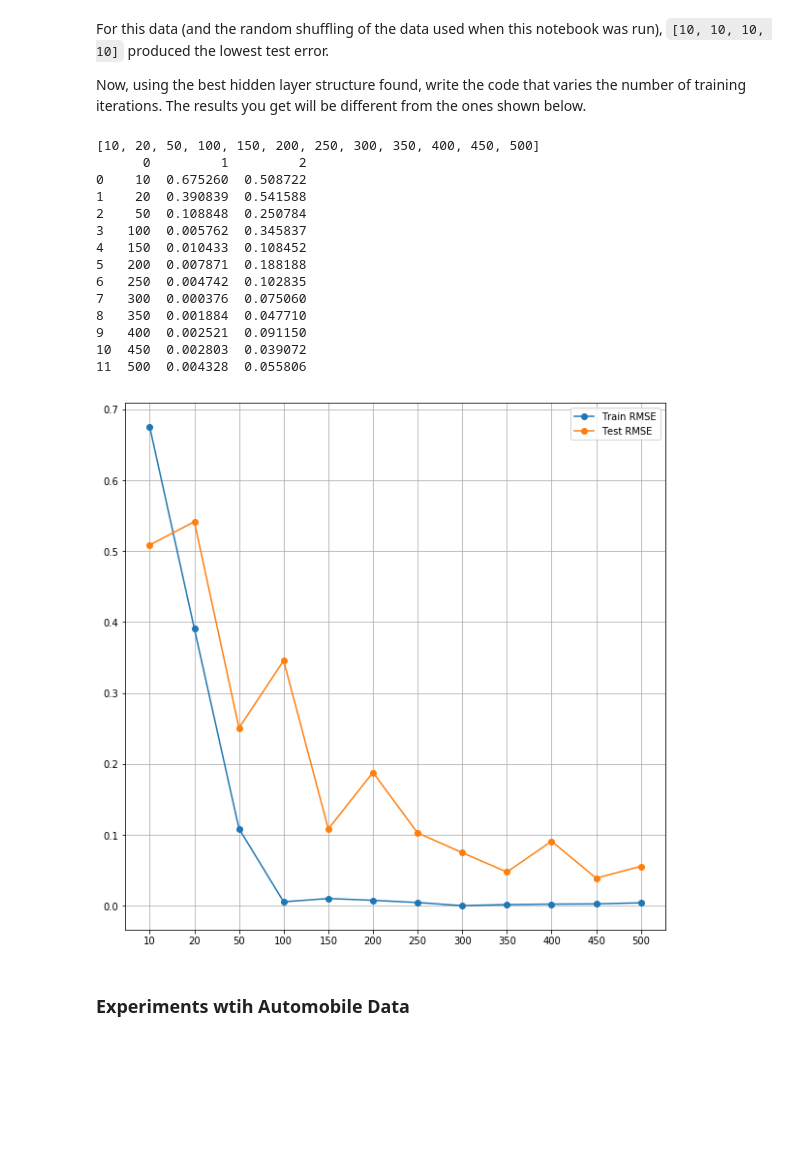
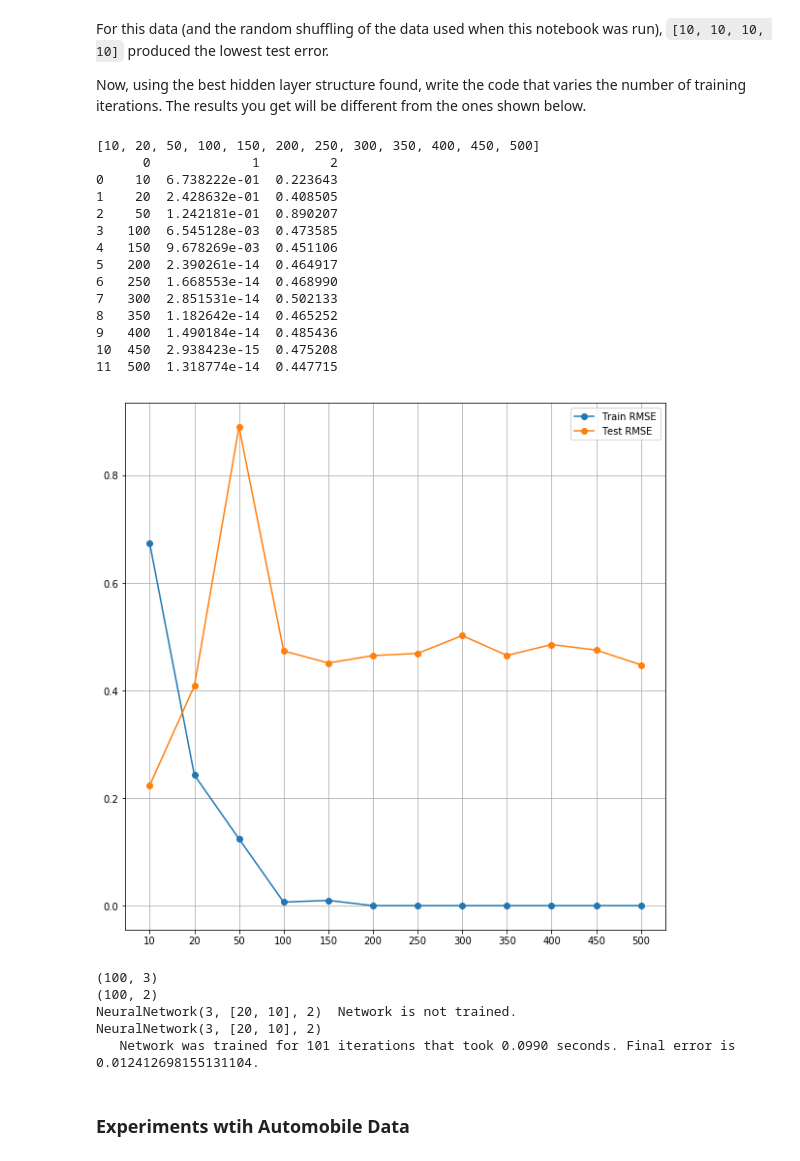
Before and after one commit to silkylaroux/cs445, a Jupyter notebook: A2/Armijo-A2.ipynb, the cells around one changed output. Saved outputs shown, nothing was run; the diff lists cells and outputs as text; code cells hidden in the pictures; blank space fills up the shorter version.

```diff
--- a/A2/Armijo-A2.ipynb
+++ b/A2/Armijo-A2.ipynb
@@ -197,44 +197,63 @@ Now, using the best hidden layer structure found, write the code that varies the
 # %%
 import pandas as pd
 errors = []
 nIterationsList = [10, 20, 50, 100, 150, 200, 250, 300, 350, 400, 450, 500]
-hiddens = [0] + [[nu] * nl for nu in nIterationsList for nl in [1, 2, 3, 4, 5]]
+hiddens = [10,10,10,10] #[0] + [nu * nl for nu in nIterationsList for nl in [1]]
 #print('hiddens =', hiddens)
 #for iternum in nIterationsList:
     #print(iternum)
 #for n in range(len(nIterationsList)):
 for hids in nIterationsList:
-    nnet = nn.NeuralNetwork(Xtrain.shape[1], hids, Ttrain.shape[1])
+    #print('hids', hids)
+    nnet = nn2.NeuralNetwork(Xtrain.shape[1], 10, Ttrain.shape[1])
     nnet.train(Xtrain, Ttrain, hids)
     #nIterationsList.append([nnet.use(Xtrain),nnet.use(Xtest)])
     errors.append([hids, rmse(Ttrain, nnet.use(Xtrain)), rmse(Ttest, nnet.use(Xtest))])
+
 errors = pd.DataFrame(errors)
 
 #  ...  insert code here using the code in the previous code block as a guide ...
 
 print(nIterationsList)
 print(errors)
 plt.figure(figsize=(10, 10))
 plt.plot(errors.values[:, 1:], 'o-')
 plt.legend(('Train RMSE', 'Test RMSE'))
 plt.xticks(range(errors.shape[0]), nIterationsList) #, rotation=30, horizontalalignment='right')
 plt.grid(True)
 # %% [output]
 [10, 20, 50, 100, 150, 200, 250, 300, 350, 400, 450, 500]
-      0         1         2
-0    10  0.675260  0.508722
-1    20  0.390839  0.541588
-2    50  0.108848  0.250784
-3   100  0.005762  0.345837
-4   150  0.010433  0.108452
-5   200  0.007871  0.188188
-6   250  0.004742  0.102835
-7   300  0.000376  0.075060
-8   350  0.001884  0.047710
-9   400  0.002521  0.091150
-10  450  0.002803  0.039072
-11  500  0.004328  0.055806
+      0             1         2
+0    10  6.738222e-01  0.223643
+1    20  2.428632e-01  0.408505
+2    50  1.242181e-01  0.890207
+3   100  6.545128e-03  0.473585
+4   150  9.678269e-03  0.451106
+5   200  2.390261e-14  0.464917
+6   250  1.668553e-14  0.468990
+7   300  2.851531e-14  0.502133
+8   350  1.182642e-14  0.465252
+9   400  1.490184e-14  0.485436
+10  450  2.938423e-15  0.475208
+11  500  1.318774e-14  0.447715
-[figure, old version]
+[figure, new version]
+# %%
+X = np.arange(300).reshape((-1, 3))
+T = X[:,0:2] + 0.1 * X[:,1:2] * X[:,2:3]
+print(X.shape)
+print(T.shape)
+import neuralnetworks as nn
+nnet = nn.NeuralNetwork(3, [20, 10], 2)
+print(nnet)
+nnet.train(X, T, 100)
+print(nnet)
+error = np.sqrt(np.mean((T - nnet.use(X))**2))
+# %% [output]
+(100, 3)
+(100, 2)
+NeuralNetwork(3, [20, 10], 2)  Network is not trained.
+NeuralNetwork(3, [20, 10], 2)
+   Network was trained for 101 iterations that took 0.0990 seconds. Final error is 0.012412698155131104.
 # %% [markdown]
 ### Experiments wtih Automobile Data
 # %% [markdown]
```
Also changed, not shown: parts of 5 cells of this notebook, 4 other files.
